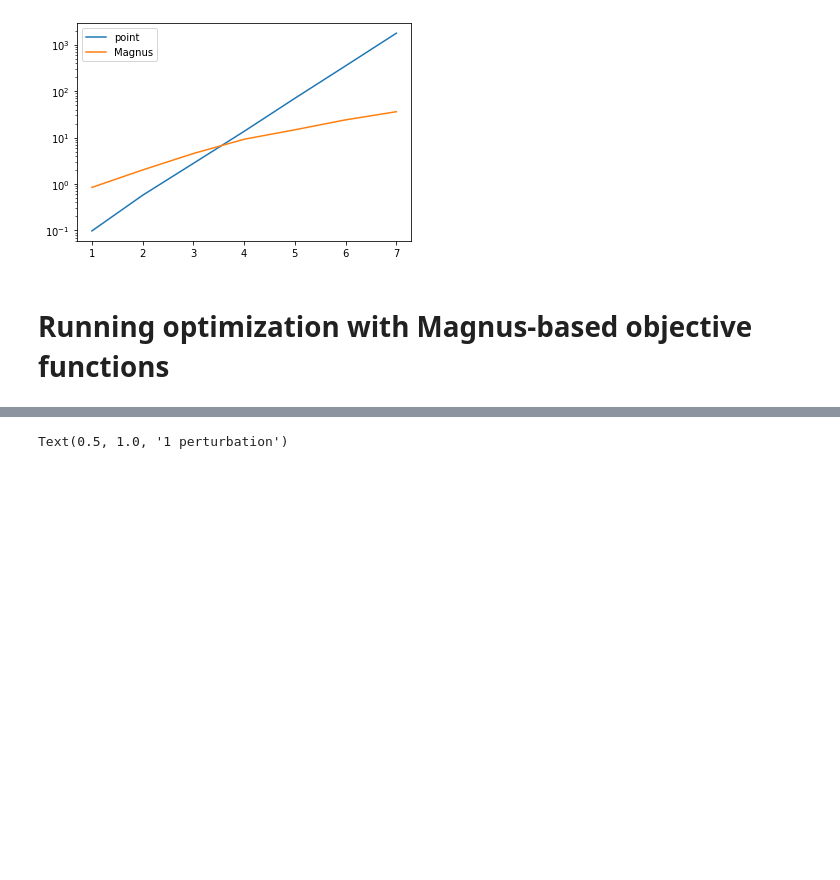
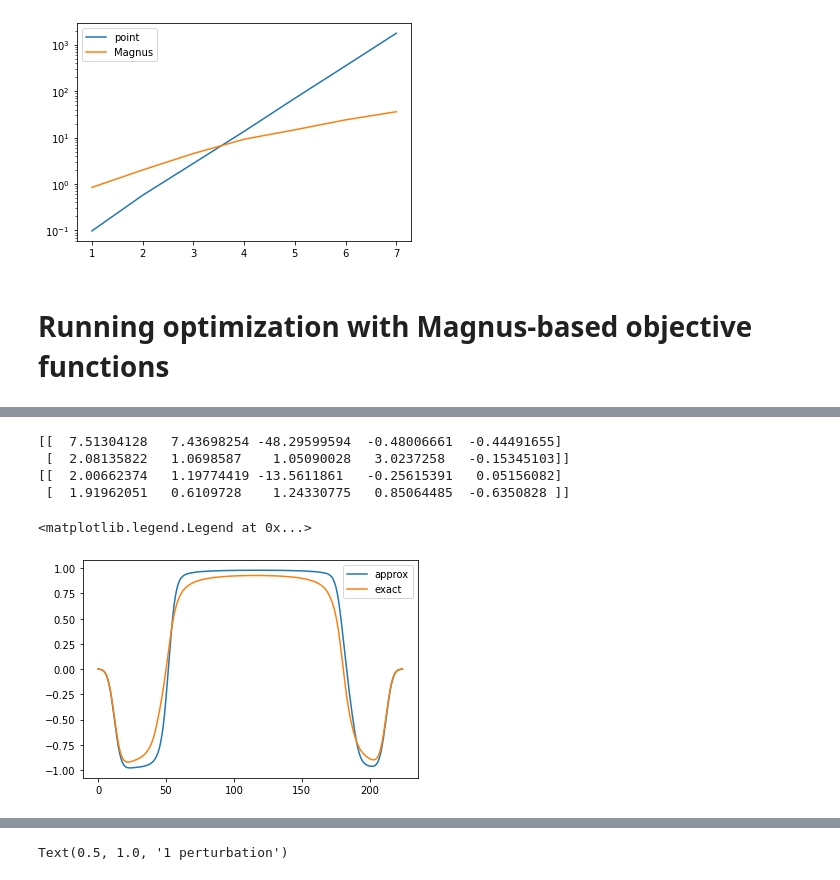
Before and after one commit to DanPuzzuoli/multivariable_dyson_magnus, a Jupyter notebook: magnus_qoc.ipynb, the cells around one changed output, grey strips where cells are left out. Saved outputs shown, nothing was run; the diff lists cells and outputs as text; code cells hidden in the pictures; blank space fills up the shorter version.

Commit message:
initial guess

```diff
--- a/magnus_qoc.ipynb
+++ b/magnus_qoc.ipynb
@@ -2294,3 +2294,6 @@ mag_obj_funcs = [lambda params: magnus_obj0(params, p0_vals),
                  lambda params: magnus_obj6(params, p0_vals, p1_vals, p2_vals, p3_vals, p4_vals, p5_vals, p6_vals)]
 
 ctrl_shape = (2, leg_order+1)
+# %%
+guess = random.uniform(random.PRNGKey(11),shape=ctrl_shape, minval=-1, maxval=1)
+print(guess)
@@ -2297,6 +2303,8 @@ ctrl_shape = (2, leg_order+1)
 # %%
 #1 variation
 obj = mag_obj_funcs[0]
-result0 =  find_pulse_bfgs(obj, ctrl_shape, update_rate=10)
+#result0 =  find_pulse_bfgs(obj, ctrl_shape, update_rate=10,tol=0.01)
+#result0 =  find_pulse_bfgs(obj, ctrl_shape, update_rate=10)
+result0 =  find_pulse_bfgs(obj, ctrl_shape, initial_guess=guess, update_rate=10,tol=0.01)
 # %% [output]
 Optimizing pulse...
@@ -2318,0 +2319,4 @@ Total time taken: 235.93489980697632
+# %%
+exact_obj_funcs = [lambda params: point_obj0(params, p0_vals),
+                   lambda params: point_obj1(params, p0_vals, p1_vals)]
+result0_ex =  find_pulse_bfgs(exact_obj_funcs[0], ctrl_shape, initial_guess=guess, update_rate=10,tol=0.01)
@@ -2318,0 +2332,15 @@ Total time taken: 235.93489980697632
+# %%
+print(result0.x)
+print(result0_ex.x)
+r0_0 = param_to_signal(result0.x)
+r0_1 = param_to_signal(result0_ex.x)
+plt.plot(r0_0[:,0],label='approx')
+plt.plot(r0_1[:,0],label='exact')
+plt.legend()
+# %% [output]
+[[  7.51304128   7.43698254 -48.29599594  -0.48006661  -0.44491655]
+ [  2.08135822   1.0698587    1.05090028   3.0237258   -0.15345103]]
+[[  2.00662374   1.19774419 -13.5611861   -0.25615391   0.05156082]
+ [  1.91962051   0.6109728    1.24330775   0.85064485  -0.6350828 ]]
+<matplotlib.legend.Legend at 0x...>
+[figure, added]
```
Also changed, not shown: parts of 8 cells of this notebook.
